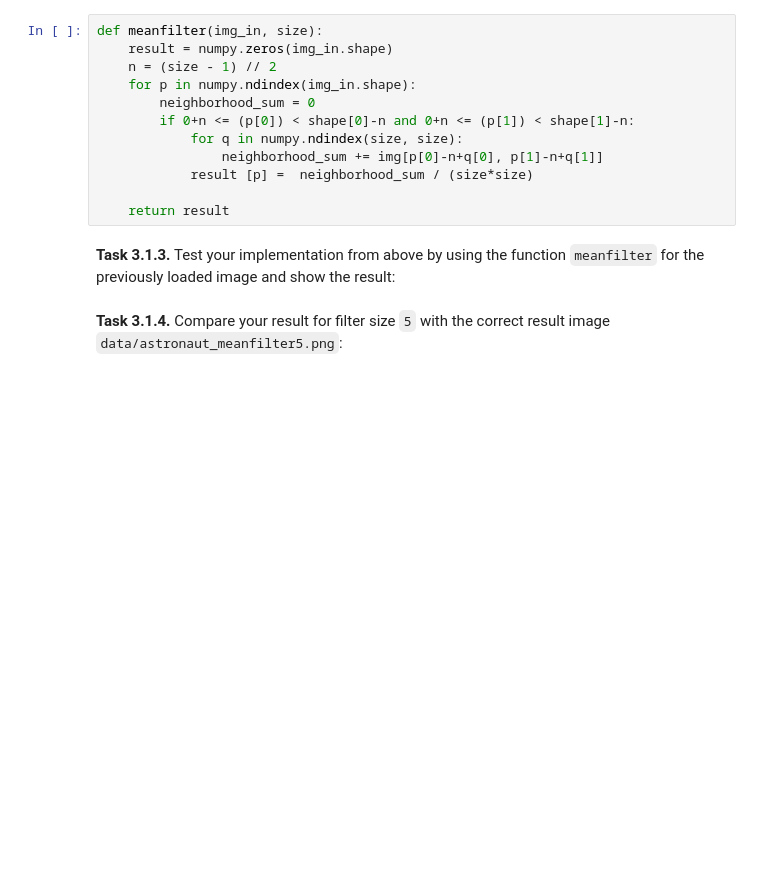
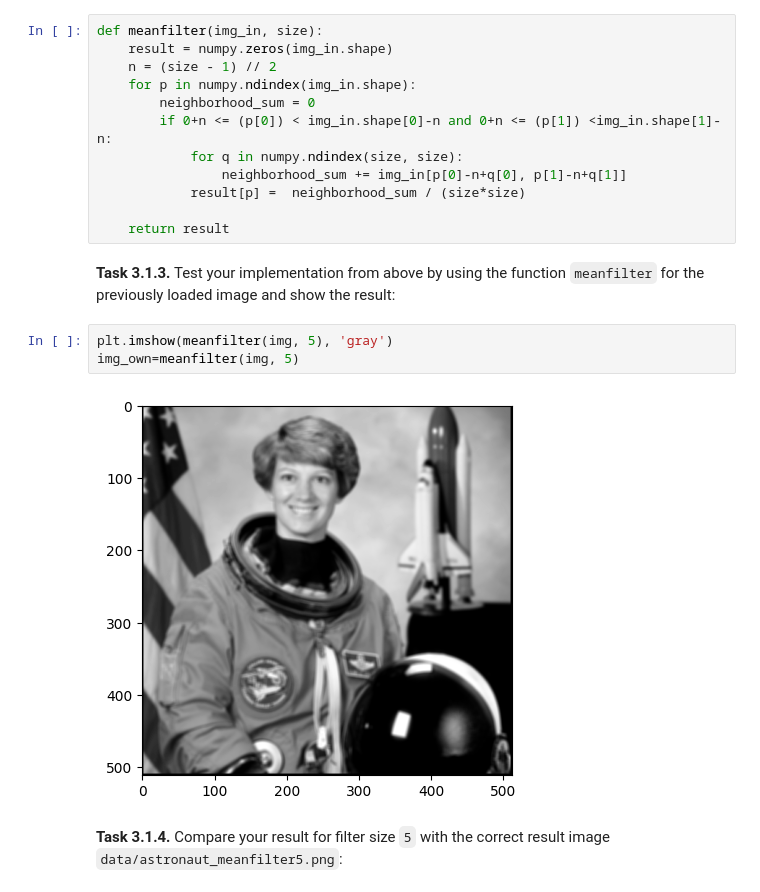
Before and after one commit to Reyhan2411/mobi-fs3-python, a Jupyter notebook: task3.ipynb, the cells around one changed output. Saved outputs shown, nothing was run; the diff lists cells and outputs as text; blank space fills up the shorter version.

```diff
--- a/task3.ipynb
+++ b/task3.ipynb
@@ -23,13 +23,18 @@ def meanfilter(img_in, size):
     n = (size - 1) // 2
     for p in numpy.ndindex(img_in.shape):
         neighborhood_sum = 0
-        if 0+n <= (p[0]) < shape[0]-n and 0+n <= (p[1]) < shape[1]-n:
+        if 0+n <= (p[0]) < img_in.shape[0]-n and 0+n <= (p[1]) <img_in.shape[1]-n:
             for q in numpy.ndindex(size, size):
-                neighborhood_sum += img[p[0]-n+q[0], p[1]-n+q[1]]
-            result [p] =  neighborhood_sum / (size*size)
+                neighborhood_sum += img_in[p[0]-n+q[0], p[1]-n+q[1]]
+            result[p] =  neighborhood_sum / (size*size)
 
     return result
 # %% [markdown]
 **<a id="#">Task 3.1.3.</a>** Test your implementation from above by using the function `meanfilter` for the previously loaded image and show the result:
+# %%
+plt.imshow(meanfilter(img, 5), 'gray')
+img_own=meanfilter(img, 5)
+# %% [output]
+[figure, added]
 # %% [markdown]
 **<a id="#">Task 3.1.4.</a>** Compare your result for filter size `5` with the correct result image `data/astronaut_meanfilter5.png`:
```
Also changed, not shown: parts of 5 cells of this notebook.
